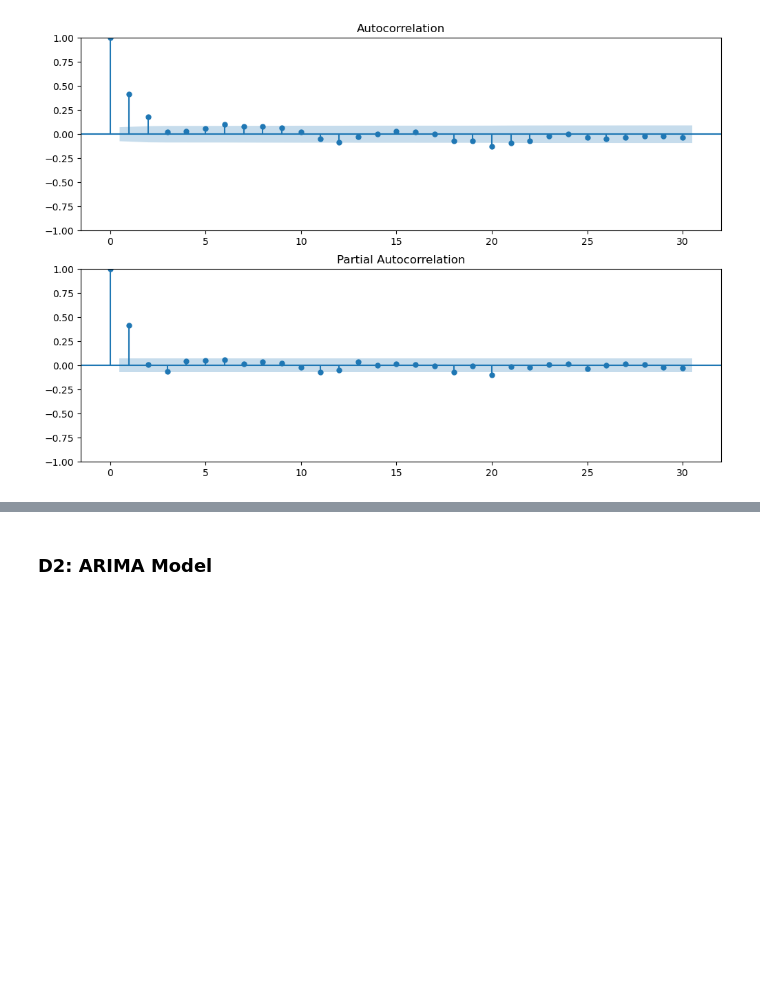
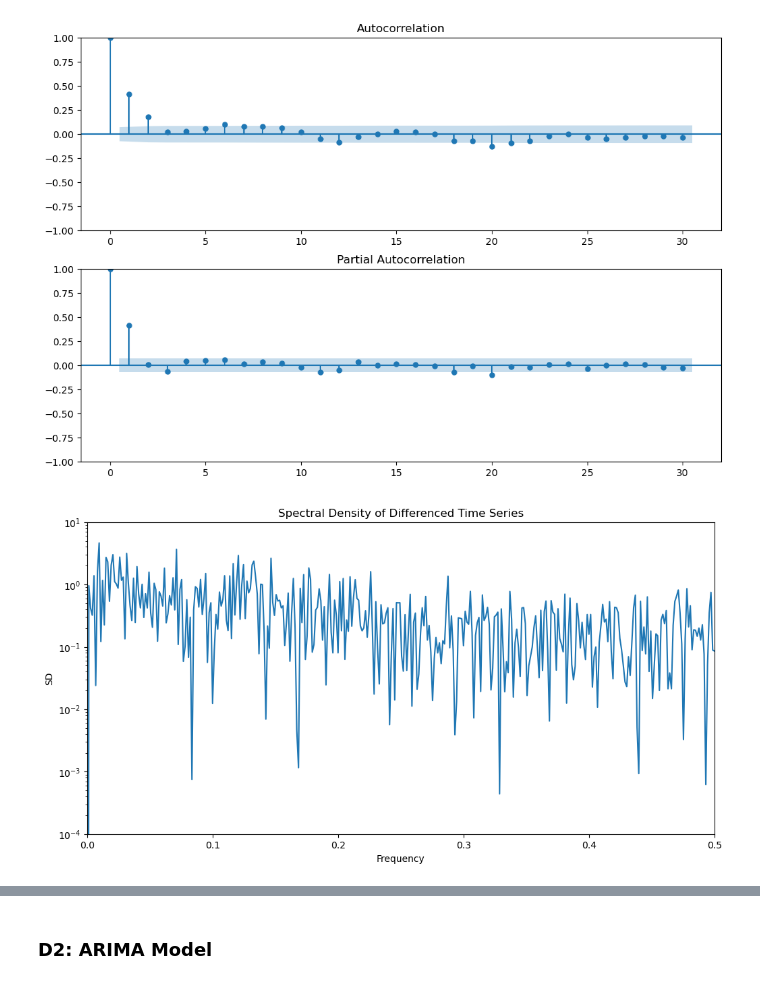
Before and after one commit to jtrawick/D213, a Jupyter notebook: Task1-Time_Series_Modeling/D213_task1.ipynb, the cells around one changed output, grey strips where cells are left out. Saved outputs shown, nothing was run; the diff lists cells and outputs as text; code cells hidden in the pictures; blank space fills up the shorter version.

```diff
--- a/Task1-Time_Series_Modeling/D213_task1.ipynb
+++ b/Task1-Time_Series_Modeling/D213_task1.ipynb
@@ -194,3 +205,19 @@ plot_pacf(df['Revenue_diff'].dropna(), ax=ax2, lags=30, method='ywm')
 plt.show()
 # %% [output]
 [figure]
+# %%
+# Evaluate the spectral density of the time series
+from scipy import signal
+
+# Plot spectral density
+fig, ax = plt.subplots(1, 1, figsize=(12, 6))
+f, Pxx_den = signal.periodogram(df['Revenue_diff'].dropna())
+ax.semilogy(f, Pxx_den)
+ax.set_xlabel('Frequency')
+ax.set_ylabel('SD')
+plt.ylim([1e-4, 1e1])
+ax.set_xlim([0, 0.5])
+ax.set_title('Spectral Density of Differenced Time Series')
+plt.show()
+# %% [output]
+[figure, added]
```
Also changed, not shown: parts of 25 cells of this notebook, 1 other file.
